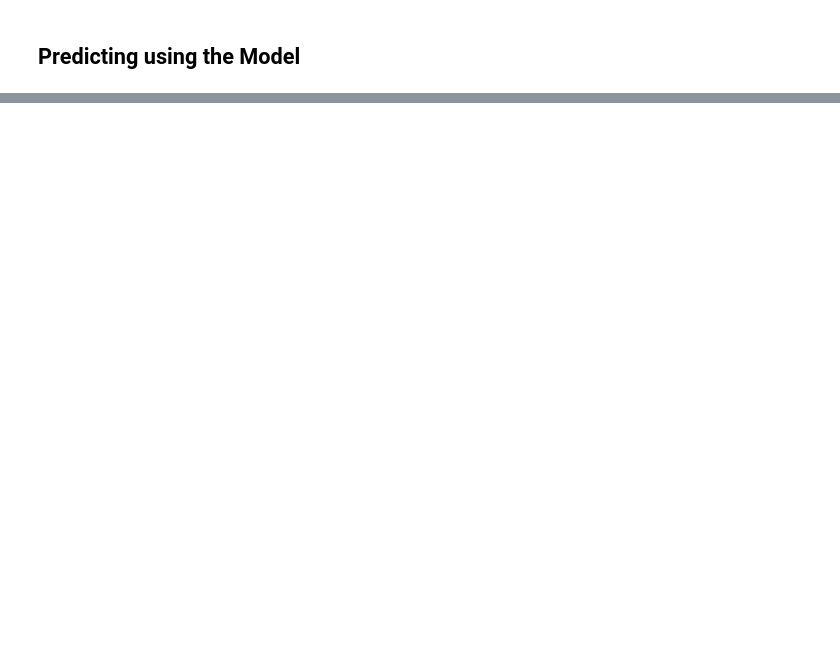
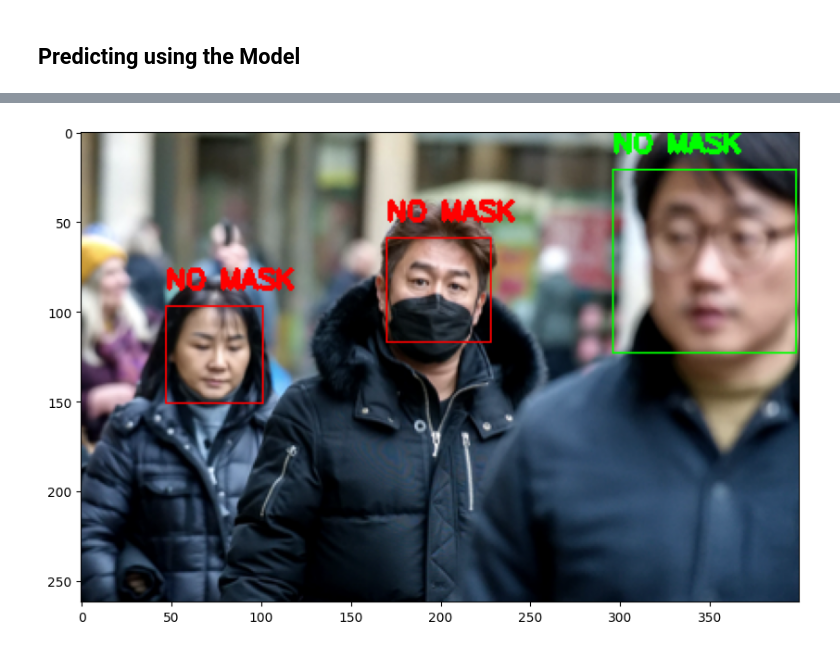
Before and after one commit to cessbub/CS180-MaskPatrol, a Jupyter notebook: mask-detection.ipynb, the cells around one changed output, grey strips where cells are left out. Saved outputs shown, nothing was run; the diff lists cells and outputs as text; code cells hidden in the pictures; blank space fills up the shorter version.

```diff
--- a/mask-detection.ipynb
+++ b/mask-detection.ipynb
@@ -402,0 +431,45 @@ weighted avg       0.91      0.91      0.91       376
+# %%
+mask_label = {0:'MASK', 1:'UNCOVERED CHIN', 2:'UNCOVERED NOSE', 3:'UNCOVERED NOSE AND MOUTH', 4:"NO MASK"}
+dist_label = {0:(0,255,0),1:(255,0,0)}
+# %%
+# extract faces from an image and draw rectangles to mark them
+# getting the test image path
+base_dir = os.path.dirname(os.path.abspath('__file__')) # Get the parent directory of the notebook
+image_path = os.path.join(base_dir, 'datasets', 'FMD-SD', 'Face Mask Detection', 'images', 'maksssksksss244.png') # Specify the relative path to the image file
+
+# reading and preprocessing the image
+img = cv2.imread(image_path) # Read the image using cv2.imread()
+img = cv2.cvtColor(img, cv2.IMREAD_GRAYSCALE) # coloring the image
+
+# detecting the faces in the image using face_model
+faces = face_model.detectMultiScale(img, scaleFactor=1.1, minNeighbors=4) #returns a list of (x,y,w,h) tuples
+
+out_img = cv2.cvtColor(img, cv2.COLOR_RGB2BGR) #colored output image
+
+#plotting the rectangles on the faces from the face_model
+for (x,y,w,h) in faces:
+    cv2.rectangle(out_img,(x,y),(x+w,y+h),(0,0,255),1)
+
+if len(faces)>=2:
+    label = [0 for i in range(len(faces))]
+    for i in range(len(faces)-1):
+        for j in range(i+1, len(faces)):
+            dist = distance.euclidean(faces[i][:2],faces[j][:2])
+            if dist<MIN_DISTANCE:
+                label[i] = 1
+                label[j] = 1
+    new_img = cv2.cvtColor(img, cv2.COLOR_RGB2BGR) #colored output image
+    for i in range(len(faces)):
+        (x,y,w,h) = faces[i]
+        crop = new_img[y:y+h,x:x+w]
+        crop = cv2.resize(crop,(224,224))
+        crop = np.reshape(crop,[1,224,224,3])
+        mask_result = model.predict(crop, batch_size=bs)
+        cv2.putText(new_img,mask_label[mask_result.argmax()],(x, y-10),cv2.FONT_HERSHEY_SIMPLEX,0.5,dist_label[label[i]],2)
+        cv2.rectangle(new_img,(x,y),(x+w,y+h),dist_label[label[i]],1)
+    plt.figure(figsize=(10,10))
+    plt.imshow(new_img)
+
+else:
+    print("No. of faces detected is less than 2")
+# %% [output]
@@ -402,0 +479 @@ weighted avg       0.91      0.91      0.91       376
+[figure, added]
```
Also changed, not shown: parts of 18 cells of this notebook.
